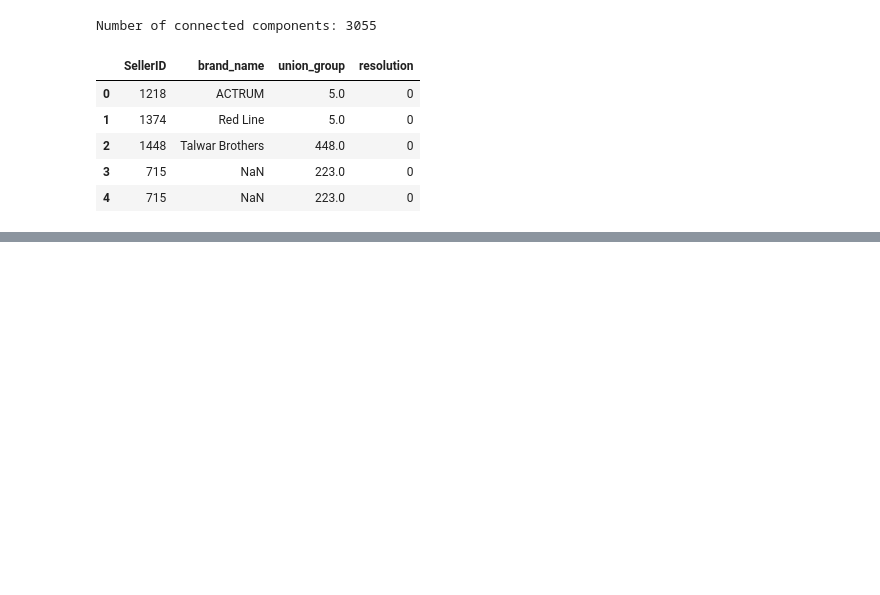
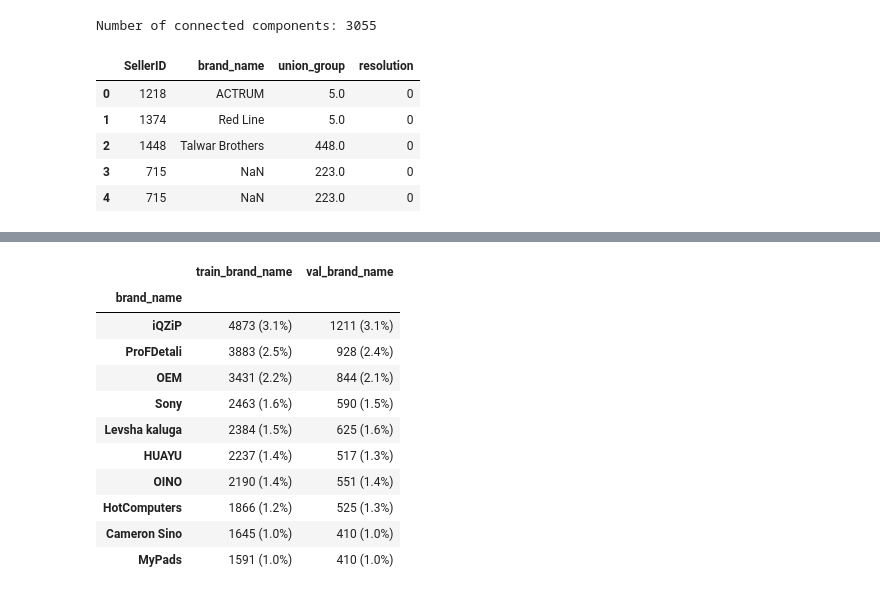
Before and after one commit to Closing-AI/ozon-e-cup-2025, a Jupyter notebook: notebooks/splits/splits.ipynb, the cells around one changed output, grey strips where cells are left out. Cells and saved outputs as stored; diff of their text form; code cells hidden in the pictures; blank space fills up the shorter version.

```diff
--- a/notebooks/eda/cat_feats.ipynb
+++ b/notebooks/splits/splits.ipynb
@@ -181,0 +321,29 @@ union_gr_train.head(5)
+# %%
+pd.concat(
+    {
+        "train_brand_name": train.loc[train_ids, "brand_name"]
+        .value_counts()
+        .sort_values(ascending=False)
+        .iloc[:10]
+        .apply(lambda x: f"{x} ({x / len(train_ids) * 100:.1f}%)"),
+        "val_brand_name": train.loc[val_ids, "brand_name"]
+        .value_counts()
+        .sort_values(ascending=False)
+        .iloc[:10]
+        .apply(lambda x: f"{x} ({x / len(val_ids) * 100:.1f}%)"),
+    },
+    axis=1,
+)
+# %% [output]
+|  | train_brand_name | val_brand_name |
+| brand_name |  |  |
+| iQZiP | 4873 (3.1%) | 1211 (3.1%) |
+| ProFDetali | 3883 (2.5%) | 928 (2.4%) |
+| OEM | 3431 (2.2%) | 844 (2.1%) |
+| Sony | 2463 (1.6%) | 590 (1.5%) |
+| Levsha kaluga | 2384 (1.5%) | 625 (1.6%) |
+| HUAYU | 2237 (1.4%) | 517 (1.3%) |
+| OINO | 2190 (1.4%) | 551 (1.4%) |
+| HotComputers | 1866 (1.2%) | 525 (1.3%) |
+| Cameron Sino | 1645 (1.0%) | 410 (1.0%) |
+| MyPads | 1591 (1.0%) | 410 (1.0%) |
```
Also changed, not shown: parts of 18 cells of this notebook, 3 other files.
